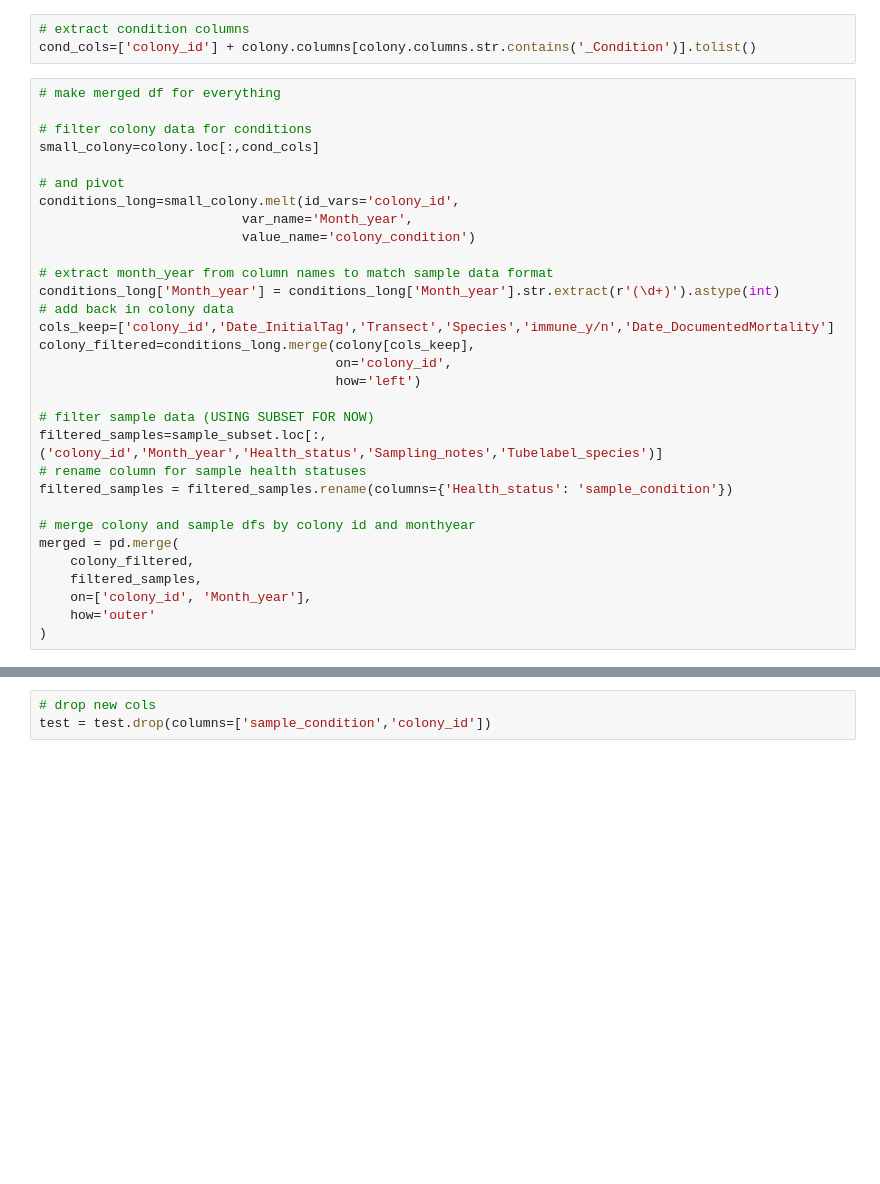
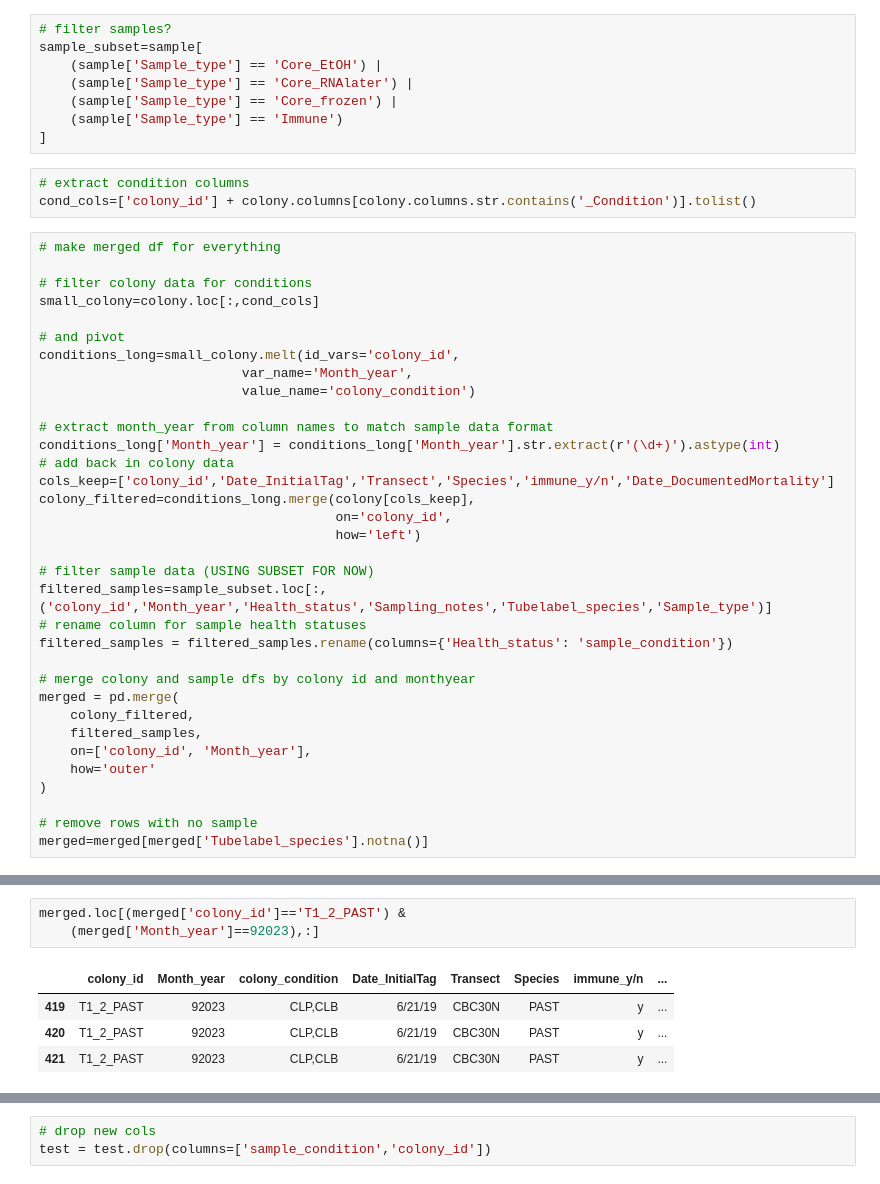
Before and after one commit to brookewicz/Code_notebook, a Jupyter notebook: QA_QC/SampleData/BleachedSamples.ipynb, the cells around one changed output, grey strips where cells are left out. Cells and saved outputs as stored; diff of their text form; blank space fills up the shorter version.

Commit message:
troubleshoot differing num of rows for new sample data

```diff
--- a/QA_QC/SampleData/BleachedSamples.ipynb
+++ b/QA_QC/SampleData/BleachedSamples.ipynb
@@ -112,3 +117,11 @@ sample_subset=sample[
+# %%
+# filter samples?
+sample_subset=sample[
+    (sample['Sample_type'] == 'Core_EtOH') |
+    (sample['Sample_type'] == 'Core_RNAlater') |
+    (sample['Sample_type'] == 'Core_frozen') |
+    (sample['Sample_type'] == 'Immune')
+]
 # %%
 # extract condition columns
 cond_cols=['colony_id'] + colony.columns[colony.columns.str.contains('_Condition')].tolist()
@@ -132,7 +145,7 @@ colony_filtered=conditions_long.merge(colony[cols_keep],
                                       how='left')
 
 # filter sample data (USING SUBSET FOR NOW)
-filtered_samples=sample_subset.loc[:,('colony_id','Month_year','Health_status','Sampling_notes','Tubelabel_species')]
+filtered_samples=sample_subset.loc[:,('colony_id','Month_year','Health_status','Sampling_notes','Tubelabel_species','Sample_type')]
 # rename column for sample health statuses
 filtered_samples = filtered_samples.rename(columns={'Health_status': 'sample_condition'})
 
@@ -143,3 +156,6 @@ merged = pd.merge(
     on=['colony_id', 'Month_year'],
     how='outer'
 )
+
+# remove rows with no sample
+merged=merged[merged['Tubelabel_species'].notna()]
@@ -155,3 +170,11 @@ merged.loc[merged['colony_condition']=='CLP',:].head(5)
+# %%
+merged.loc[(merged['colony_id']=='T1_2_PAST') &
+    (merged['Month_year']==92023),:]
+# %% [output]
+|  | colony_id | Month_year | colony_condition | Date_InitialTag | Transect | Species | immune_y/n | ... |
+| 419 | T1_2_PAST | 92023 | CLP,CLB | 6/21/19 | CBC30N | PAST | y | ... |
+| 420 | T1_2_PAST | 92023 | CLP,CLB | 6/21/19 | CBC30N | PAST | y | ... |
+| 421 | T1_2_PAST | 92023 | CLP,CLB | 6/21/19 | CBC30N | PAST | y | ... |
 # %%
 # make merged df for everything (not just by species) and use code below
 
```
Also changed, not shown: parts of 25 cells of this notebook.
